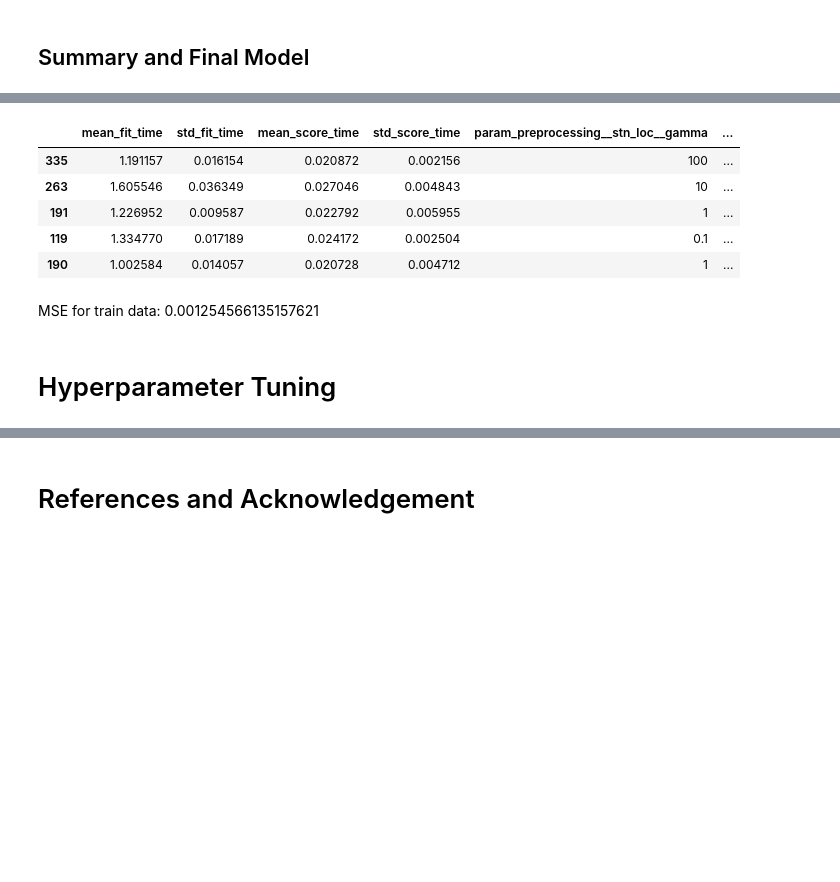
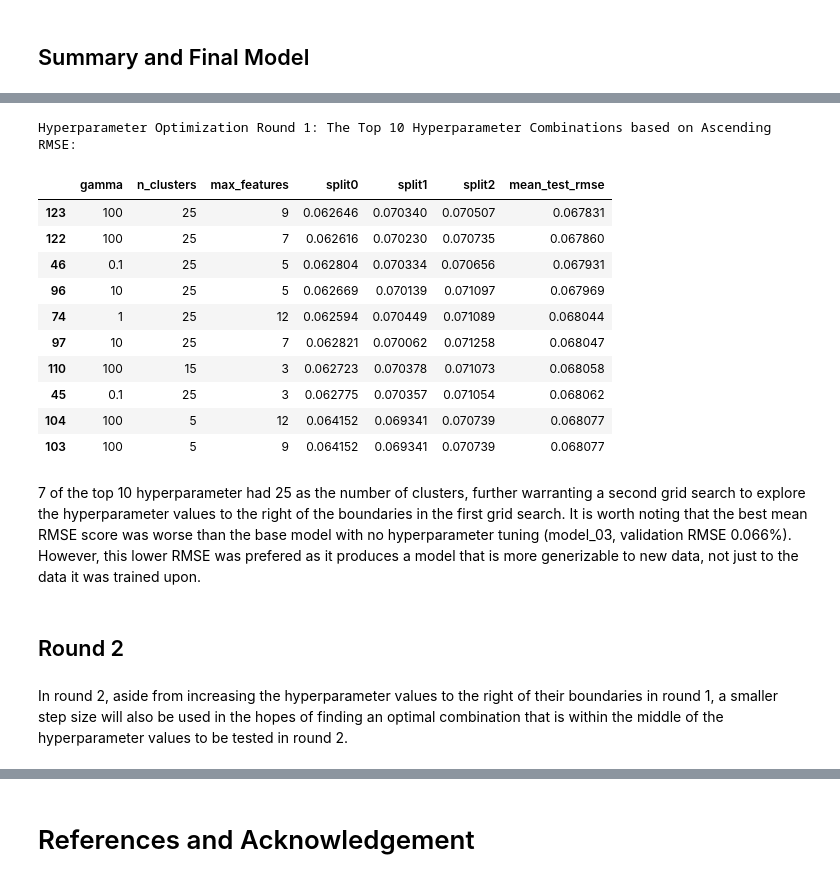
Before and after one commit to andrewyewcy/velocipede, a Jupyter notebook: 21_notebooks/030_modelling_with_location.ipynb, the cells around one changed output, grey strips where cells are left out. Drawn from its saved outputs; the diff is of its cells as text; code cells hidden in the pictures; blank space fills up the shorter version.

Commit message:
Finalized model, created geographical analysis of cluster centers

```diff
--- a/21_notebooks/030_modelling_with_location.ipynb
+++ b/21_notebooks/030_modelling_with_location.ipynb
@@ -940,6 +891,5 @@ cv_res.head()
 # %%
-from sklearn.model_selection import GridSearchCV
-
+# Build pipeline which GridSearchCV will run for each fit
 pipeline = Pipeline(
     [
         ("preprocessing", preprocessing),
@@ -947,21 +897,26 @@ pipeline = Pipeline(
     ]
 )
 
+# Generate a grid of parameters for which gridsearchCV will test all combinations of parameters
 param_grid = [
     {
-        "preprocessing__stn_loc__n_clusters": [5, 10, 15, 20, 25, 30],
+        "preprocessing__stn_loc__n_clusters": [5, 10, 15, 20, 25],
         "preprocessing__stn_loc__gamma": [0.01, 0.1, 1, 10, 100],
-        "random_forest__max_features": [3, 5, 7, 9],
-        "random_forest__max_depth": [3, 5, 7]
+        "random_forest__max_features": [3, 5, 7, 9, 12]
     }
 ]
 
+# Build the grid search object
 grid_search = GridSearchCV(
     pipeline,
     param_grid = param_grid,
     verbose = 5,
-    n_jobs = -1,
-    refit = False,
-    cv = 5,
+    n_jobs = -1,   # Use all processors available
+    refit = False, # False = to not refit model with best parameters on the whole dataset
+    cv = 3,        # 3 fold cross-validation
     scoring = "neg_root_mean_squared_error"
 )
+
+# Perform the grid search on remainder dataset
+with print_time():
+    grid_search.fit(X_re, y_re)
@@ -999,17 +950,51 @@ grid_search.best_params_
 # %%
+# Store the gridsearch results into a DataFrame
 cv_res = pd.DataFrame(grid_search.cv_results_)
+
+# Sort by mean test score in descending order since the values are negative RMSE
 cv_res.sort_values(
     by = "mean_test_score", ascending = False, inplace = True
 )
-cv_res.head()
+
+# Select specific columns for review
+cv_res = cv_res.loc[:,[
+    "param_preprocessing__stn_loc__gamma",
+    "param_preprocessing__stn_loc__n_clusters",
+    "param_random_forest__max_features",
+    "split0_test_score",
+    "split1_test_score",
+    "split2_test_score",
+    "mean_test_score"
+]]
+
+# Specify column names for renaming
+score_cols = ["split0","split1","split2","mean_test_rmse"]
+
+# Rename the columns in DataFrame for readability
+cv_res.columns = ["gamma", "n_clusters", "max_features"] + score_cols
+
+# For the score columns, multiply by negative to get positive RMSE, then multiply by 100 to convert to percentages
+cv_res[score_cols] = -cv_res[score_cols]*100
+
+# Examine the first 10 results
+print(f"Hyperparameter Optimization Round 1: The Top 10 Hyperparameter Combinations based on Ascending RMSE:")
+cv_res.head(10)
 # %% [output]
+Hyperparameter Optimization Round 1: The Top 10 Hyperparameter Combinations based on Ascending RMSE:
-|  | mean_fit_time | std_fit_time | mean_score_time | std_score_time | param_preprocessing__stn_loc__gamma | ... |
-| 335 | 1.191157 | 0.016154 | 0.020872 | 0.002156 | 100 | ... |
-| 263 | 1.605546 | 0.036349 | 0.027046 | 0.004843 | 10 | ... |
-| 191 | 1.226952 | 0.009587 | 0.022792 | 0.005955 | 1 | ... |
-| 119 | 1.334770 | 0.017189 | 0.024172 | 0.002504 | 0.1 | ... |
-| 190 | 1.002584 | 0.014057 | 0.020728 | 0.004712 | 1 | ... |
+|  | gamma | n_clusters | max_features | split0 | split1 | split2 | mean_test_rmse |
+| 123 | 100 | 25 | 9 | 0.062646 | 0.070340 | 0.070507 | 0.067831 |
+| 122 | 100 | 25 | 7 | 0.062616 | 0.070230 | 0.070735 | 0.067860 |
+| 46 | 0.1 | 25 | 5 | 0.062804 | 0.070334 | 0.070656 | 0.067931 |
+| 96 | 10 | 25 | 5 | 0.062669 | 0.070139 | 0.071097 | 0.067969 |
+| 74 | 1 | 25 | 12 | 0.062594 | 0.070449 | 0.071089 | 0.068044 |
+| 97 | 10 | 25 | 7 | 0.062821 | 0.070062 | 0.071258 | 0.068047 |
+| 110 | 100 | 15 | 3 | 0.062723 | 0.070378 | 0.071073 | 0.068058 |
+| 45 | 0.1 | 25 | 3 | 0.062775 | 0.070357 | 0.071054 | 0.068062 |
+| 104 | 100 | 5 | 12 | 0.064152 | 0.069341 | 0.070739 | 0.068077 |
+| 103 | 100 | 5 | 9 | 0.064152 | 0.069341 | 0.070739 | 0.068077 |
-# %% [markdown]
-MSE for train data: 0.001254566135157621
-# %% [markdown]
-# Hyperparameter Tuning
+# %% [markdown]
+7 of the top 10 hyperparameter had 25 as the number of clusters, further warranting a second grid search to explore the hyperparameter values to the right of the boundaries in the first grid search. It is worth noting that the best mean RMSE score was worse than the base model with no hyperparameter tuning (model_03, validation RMSE 0.066%). However, this lower RMSE was prefered as it produces a model that is more generizable to new data, not just to the data it was trained upon.
+# %% [markdown]
+## Round 2
+# %% [markdown]
+In round 2, aside from increasing the hyperparameter values to the right of their boundaries in round 1, a smaller step size will also be used in the hopes of finding an optimal combination that is within the middle of the hyperparameter values to be tested in round 2.
```
Also changed, not shown: parts of 53 cells of this notebook.
